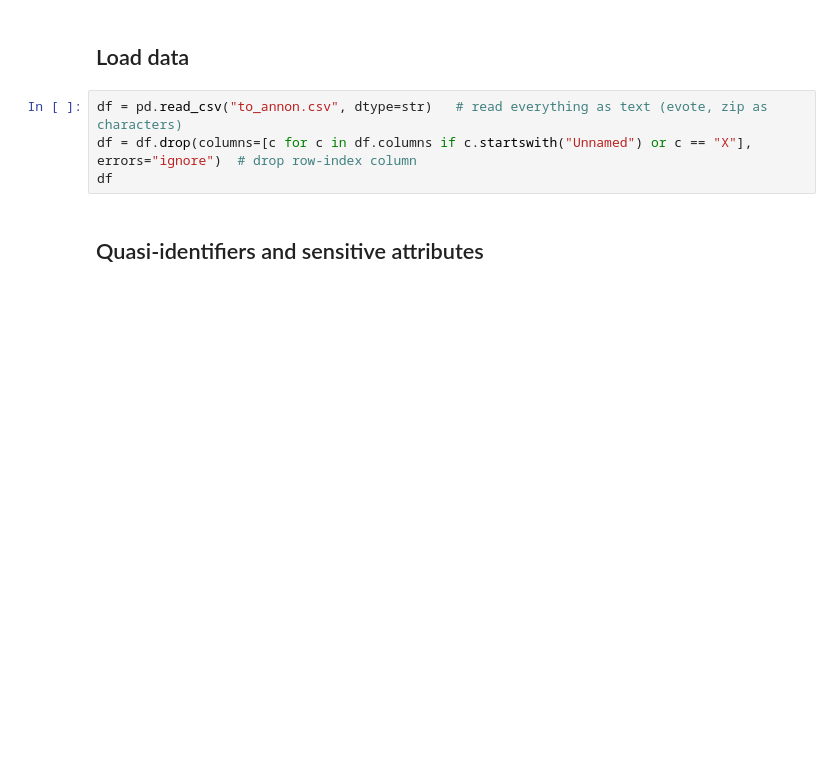
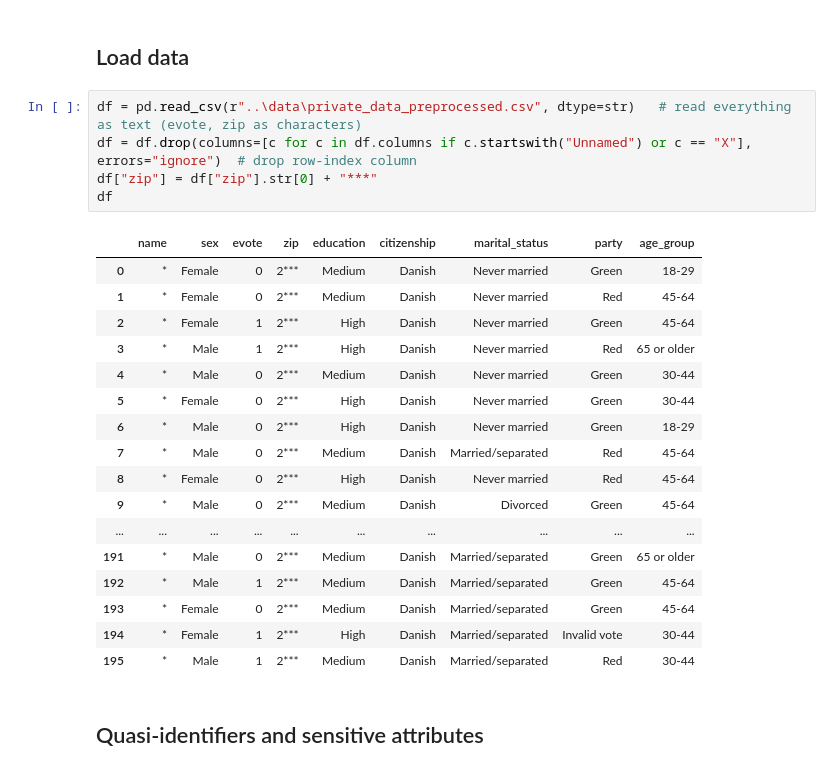
Before and after one commit to darageorgieva/Elections-Data-Anonymisation-Security-Privacy-Project, a Jupyter notebook: annonymisation/anon_check.ipynb, the cells around one changed output. Saved outputs shown, nothing was run; the diff lists cells and outputs as text; blank space fills up the shorter version.

```diff
--- a/annonymisation/anon_check.ipynb
+++ b/annonymisation/anon_check.ipynb
@@ -11,9 +11,28 @@ pd.set_option("display.width", 200)
 # %% [markdown]
 ## Load data
 # %%
-df = pd.read_csv("to_annon.csv", dtype=str)   # read everything as text (evote, zip as characters)
+df = pd.read_csv(r"..\data\private_data_preprocessed.csv", dtype=str)   # read everything as text (evote, zip as characters)
 df = df.drop(columns=[c for c in df.columns if c.startswith("Unnamed") or c == "X"], errors="ignore")  # drop row-index column
+df["zip"] = df["zip"].str[0] + "***"
 df
+# %% [output]
+|  | name | sex | evote | zip | education | citizenship | marital_status | party | age_group |
+| 0 | * | Female | 0 | 2*** | Medium | Danish | Never married | Green | 18-29 |
+| 1 | * | Female | 0 | 2*** | Medium | Danish | Never married | Red | 45-64 |
+| 2 | * | Female | 1 | 2*** | High | Danish | Never married | Green | 45-64 |
+| 3 | * | Male | 1 | 2*** | High | Danish | Never married | Red | 65 or older |
+| 4 | * | Male | 0 | 2*** | Medium | Danish | Never married | Green | 30-44 |
+| 5 | * | Female | 0 | 2*** | High | Danish | Never married | Green | 30-44 |
+| 6 | * | Male | 0 | 2*** | High | Danish | Never married | Green | 18-29 |
+| 7 | * | Male | 0 | 2*** | Medium | Danish | Married/separated | Red | 45-64 |
+| 8 | * | Female | 0 | 2*** | High | Danish | Never married | Red | 45-64 |
+| 9 | * | Male | 0 | 2*** | Medium | Danish | Divorced | Green | 45-64 |
+| ... | ... | ... | ... | ... | ... | ... | ... | ... | ... |
+| 191 | * | Male | 0 | 2*** | Medium | Danish | Married/separated | Green | 65 or older |
+| 192 | * | Male | 1 | 2*** | Medium | Danish | Married/separated | Green | 45-64 |
+| 193 | * | Female | 0 | 2*** | Medium | Danish | Married/separated | Green | 45-64 |
+| 194 | * | Female | 1 | 2*** | High | Danish | Married/separated | Invalid vote | 30-44 |
+| 195 | * | Male | 1 | 2*** | Medium | Danish | Married/separated | Red | 30-44 |
 # %% [markdown]
 ## Quasi-identifiers and sensitive attributes
 # %%
```
Also changed, not shown: parts of 6 cells of this notebook.
